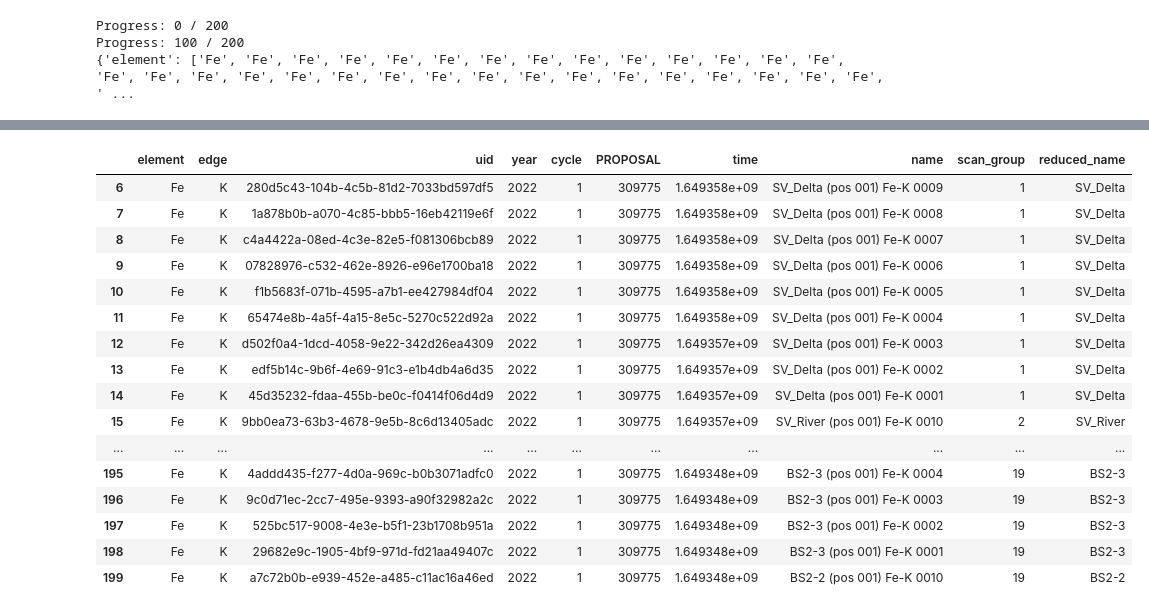
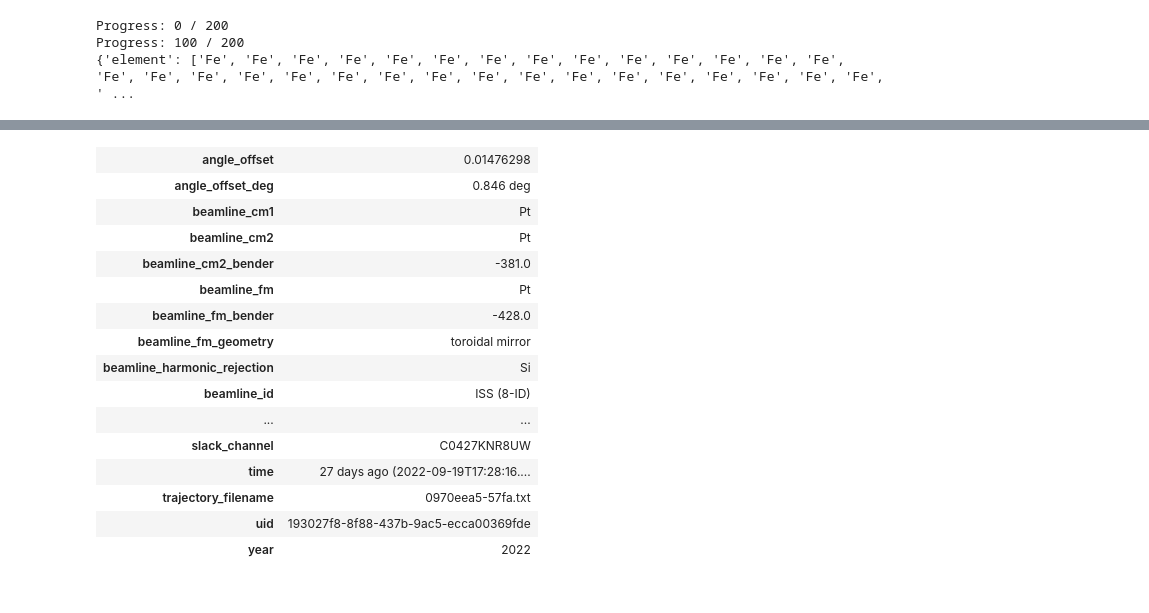
Before and after one commit to NSLS-II-ISS/xview, a Jupyter notebook: xview/database_search_and_merge.ipynb, the cells around one changed output, grey strips where cells are left out. Cells and saved outputs as stored; diff of their text form; code cells hidden in the pictures.

```diff
--- a/xview/database_search_and_merge.ipynb
+++ b/xview/database_search_and_merge.ipynb
@@ -220,3 +238,38 @@ df_uid
 # %%
-get_relevant_scans_for_row(df_uid, df_uid.loc[5], time_window=600, ls_dist_thresh=4)
+
+
+gain_keys = {'ch1_gain' : ['ch1_amp_gain', ]}
+
+from xas.file_io import load_binned_df_from_file
+
+INDEX = 195
+
+df, _ = load_binned_df_from_file(df_uid.loc[INDEX]['filename'])
+
+uid = df_uid.loc[INDEX]['uid']
+start = db[uid].start
+
+i0_in_mV = df['i0'] * 10**start['ch1_amp_gain'] * 1000
+it_in_mV = df['it'] * 10**start['ch2_amp_gain'] * 1000
+ir_in_mV = df['ir'] * 10**start['ch3_amp_gain'] * 1000
+iff_in_mV = df['iff'] * 10**start['ch4_amp_gain'] * 1000
+# current_in_mV > -3200 # saturated - need to check i0, it, iff
+# np.all(current_in_mV > 0) # no useful signal - need to check i0 only
+
+plt.figure();
+# plt.plot(df['energy'], df['iff'] / df['i0'])
+plt.plot(df['energy'], i0_in_mV)
+plt.plot(df['energy'], it_in_mV)
+plt.plot(df['energy'], ir_in_mV)
+plt.plot(df['energy'], iff_in_mV)
+
+# mut = -np.log(it / i0)
+# mur = -np.log(ir / it)
+# muf = iff / i0
+
+# read each file
+# check for saturation and if signal has non-zero amplitude
+
+# prepare files for averging - interpolate on the same energy grid
+# average + outlier rejection (wikipedia: trimmed average + std)
 # %% [output]
@@ -240,21 +278,21 @@ dtype: bool
 # %%
-df_uid.loc[6:]
+
+start
 # %% [output]
-|  | element | edge | uid | year | cycle | PROPOSAL | time | name | scan_group | reduced_name |
-| 6 | Fe | K | 280d5c43-104b-4c5b-81d2-7033bd597df5 | 2022 | 1 | 309775 | 1.649358e+09 | SV_Delta (pos 001) Fe-K 0009 | 1 | SV_Delta |
-| 7 | Fe | K | 1a878b0b-a070-4c85-bbb5-16eb42119e6f | 2022 | 1 | 309775 | 1.649358e+09 | SV_Delta (pos 001) Fe-K 0008 | 1 | SV_Delta |
-| 8 | Fe | K | c4a4422a-08ed-4c3e-82e5-f081306bcb89 | 2022 | 1 | 309775 | 1.649358e+09 | SV_Delta (pos 001) Fe-K 0007 | 1 | SV_Delta |
-| 9 | Fe | K | 07828976-c532-462e-8926-e96e1700ba18 | 2022 | 1 | 309775 | 1.649358e+09 | SV_Delta (pos 001) Fe-K 0006 | 1 | SV_Delta |
-| 10 | Fe | K | f1b5683f-071b-4595-a7b1-ee427984df04 | 2022 | 1 | 309775 | 1.649358e+09 | SV_Delta (pos 001) Fe-K 0005 | 1 | SV_Delta |
-| 11 | Fe | K | 65474e8b-4a5f-4a15-8e5c-5270c522d92a | 2022 | 1 | 309775 | 1.649358e+09 | SV_Delta (pos 001) Fe-K 0004 | 1 | SV_Delta |
-| 12 | Fe | K | d502f0a4-1dcd-4058-9e22-342d26ea4309 | 2022 | 1 | 309775 | 1.649357e+09 | SV_Delta (pos 001) Fe-K 0003 | 1 | SV_Delta |
-| 13 | Fe | K | edf5b14c-9b6f-4e69-91c3-e1b4db4a6d35 | 2022 | 1 | 309775 | 1.649357e+09 | SV_Delta (pos 001) Fe-K 0002 | 1 | SV_Delta |
-| 14 | Fe | K | 45d35232-fdaa-455b-be0c-f0414f06d4d9 | 2022 | 1 | 309775 | 1.649357e+09 | SV_Delta (pos 001) Fe-K 0001 | 1 | SV_Delta |
-| 15 | Fe | K | 9bb0ea73-63b3-4678-9e5b-8c6d13405adc | 2022 | 1 | 309775 | 1.649357e+09 | SV_River (pos 001) Fe-K 0010 | 2 | SV_River |
-| ... | ... | ... | ... | ... | ... | ... | ... | ... | ... | ... |
-| 195 | Fe | K | 4addd435-f277-4d0a-969c-b0b3071adfc0 | 2022 | 1 | 309775 | 1.649348e+09 | BS2-3 (pos 001) Fe-K 0004 | 19 | BS2-3 |
-| 196 | Fe | K | 9c0d71ec-2cc7-495e-9393-a90f32982a2c | 2022 | 1 | 309775 | 1.649348e+09 | BS2-3 (pos 001) Fe-K 0003 | 19 | BS2-3 |
-| 197 | Fe | K | 525bc517-9008-4e3e-b5f1-23b1708b951a | 2022 | 1 | 309775 | 1.649348e+09 | BS2-3 (pos 001) Fe-K 0002 | 19 | BS2-3 |
-| 198 | Fe | K | 29682e9c-1905-4bf9-971d-fd21aa49407c | 2022 | 1 | 309775 | 1.649348e+09 | BS2-3 (pos 001) Fe-K 0001 | 19 | BS2-3 |
-| 199 | Fe | K | a7c72b0b-e939-452e-a485-c11ac16a46ed | 2022 | 1 | 309775 | 1.649348e+09 | BS2-2 (pos 001) Fe-K 0010 | 19 | BS2-2 |
+| angle_offset | 0.01476298 |
+| angle_offset_deg | 0.846 deg |
+| beamline_cm1 | Pt |
+| beamline_cm2 | Pt |
+| beamline_cm2_bender | -381.0 |
+| beamline_fm | Pt |
+| beamline_fm_bender | -428.0 |
+| beamline_fm_geometry | toroidal mirror |
+| beamline_harmonic_rejection | Si |
+| beamline_id | ISS (8-ID) |
+| ... | ... |
+| slack_channel | C0427KNR8UW |
+| time | 27 days ago (2022-09-19T17:28:16.... |
+| trajectory_filename | 0970eea5-57fa.txt |
+| uid | 193027f8-8f88-437b-9ac5-ecca00369fde |
+| year | 2022 |
 # %%
```
Also changed, not shown: parts of 10 cells of this notebook, 1 other file.
